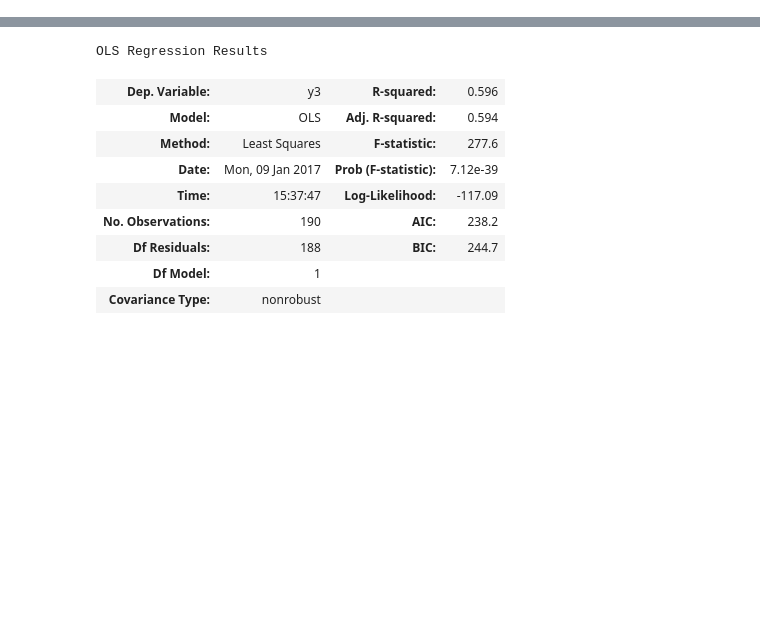
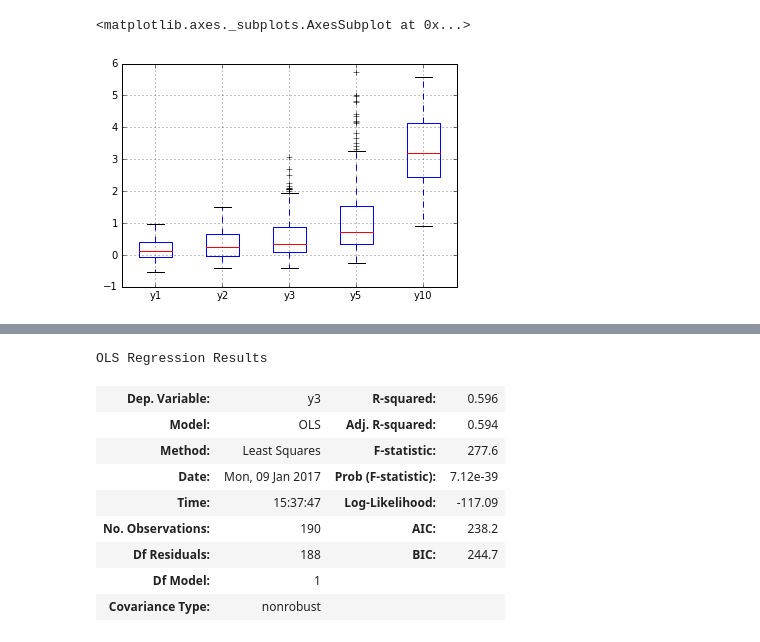
Before and after one commit to icymist/investing, a Jupyter notebook: analysis_bse_sensex.ipynb, the cells around one changed output, grey strips where cells are left out. Cells and saved outputs as stored; diff of their text form; code cells hidden in the pictures; blank space fills up the shorter version.

```diff
--- a/analysis_bse_sensex.ipynb
+++ b/analysis_bse_sensex.ipynb
@@ -65,0 +46,5 @@ df.tail(25)
+# %%
+df[['y1', 'y2', 'y3', 'y5', 'y10']].boxplot(return_type='axes')
+# %% [output]
+<matplotlib.axes._subplots.AxesSubplot at 0x...>
+[figure, added]
```
Also changed, not shown: parts of 18 cells of this notebook.
